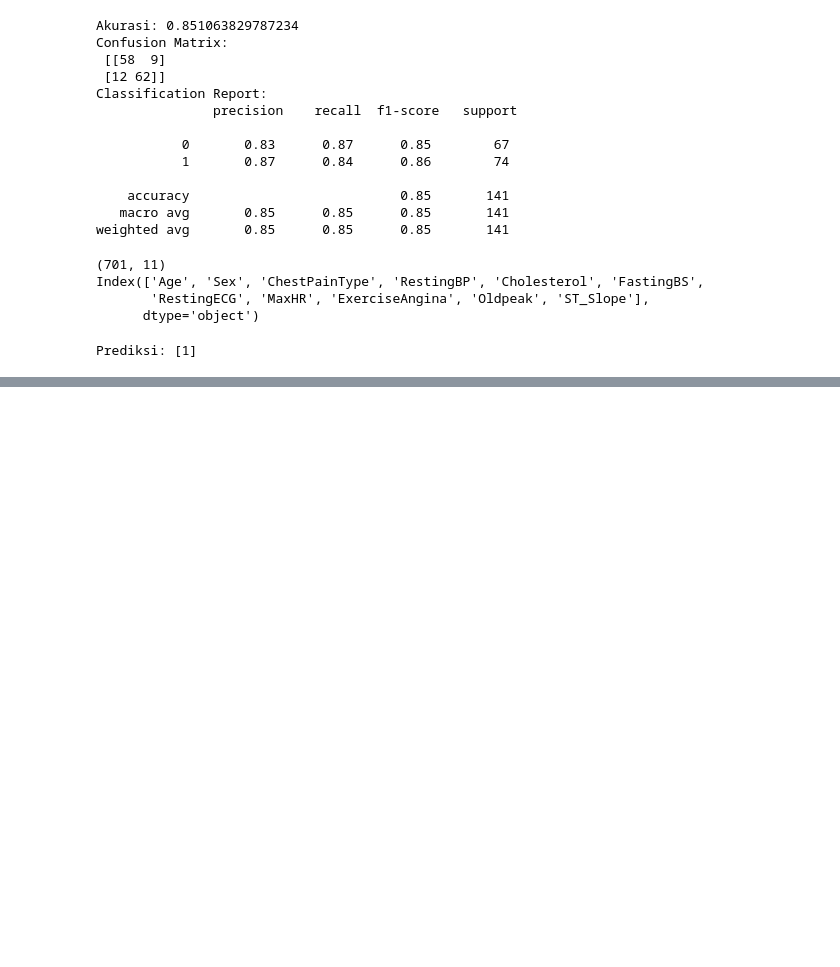
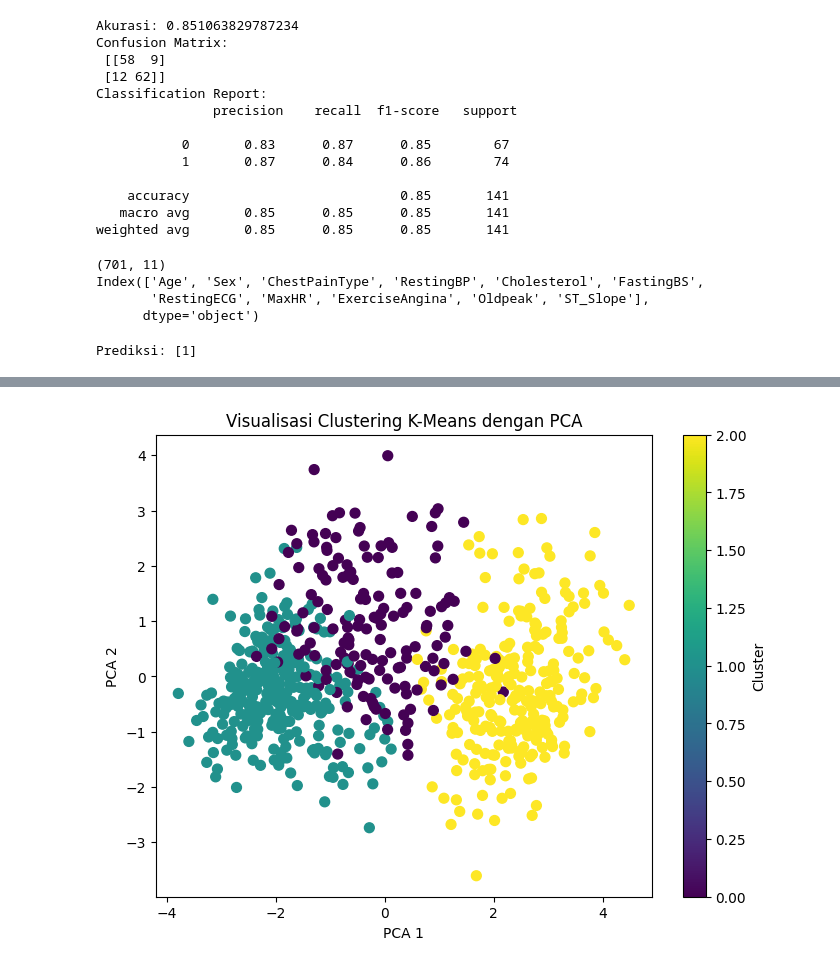
Before and after one commit to farizeka/Tubes-Data-Mining, a Jupyter notebook: Tubes_Datmin_Kel_3.ipynb, the cells around one changed output, grey strips where cells are left out. Drawn from its saved outputs; the diff is of its cells as text; code cells hidden in the pictures; blank space fills up the shorter version.

```diff
--- a/Tubes_Datmin_Kel_3.ipynb
+++ b/Tubes_Datmin_Kel_3.ipynb
@@ -423,0 +394,18 @@ st.write("### Predicted Target:", prediction)
+# %%
+# 3. Terapkan K-Means (misalnya jumlah cluster = 3)
+kmeans = KMeans(n_clusters=3, random_state=42)
+df['cluster'] = kmeans.fit_predict(X_scaled)
+# %%
+# 4. Visualisasi hasil clustering dalam 2D (PCA)
+pca = PCA(n_components=2)
+X_pca = pca.fit_transform(X_scaled)
+
+plt.figure(figsize=(8,6))
+plt.scatter(X_pca[:, 0], X_pca[:, 1], c=df['cluster'], cmap='viridis', s=50)
+plt.xlabel('PCA 1')
+plt.ylabel('PCA 2')
+plt.title('Visualisasi Clustering K-Means dengan PCA')
+plt.colorbar(label='Cluster')
+plt.show()
+# %% [output]
+[figure, added]
```
Also changed, not shown: parts of 22 cells of this notebook.
